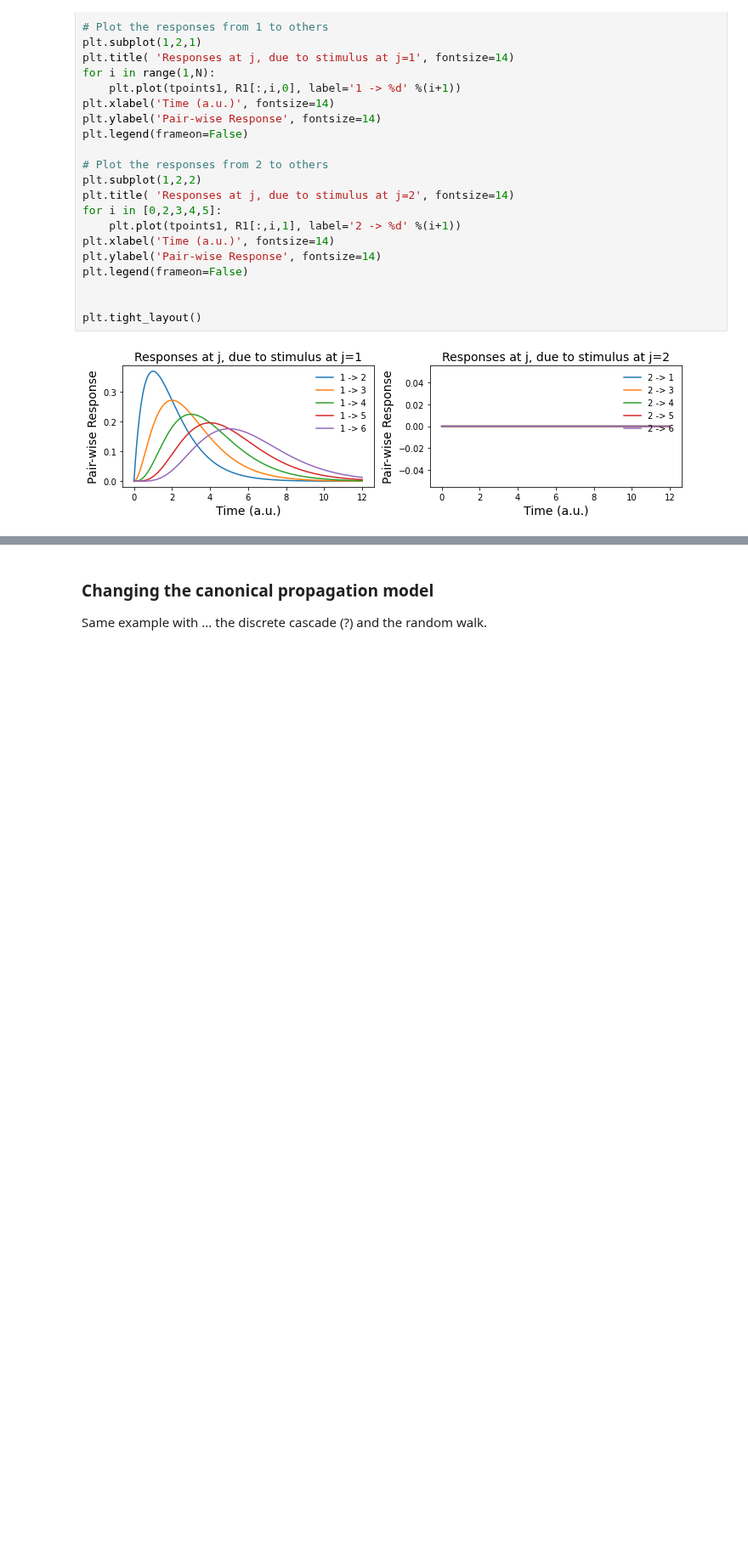
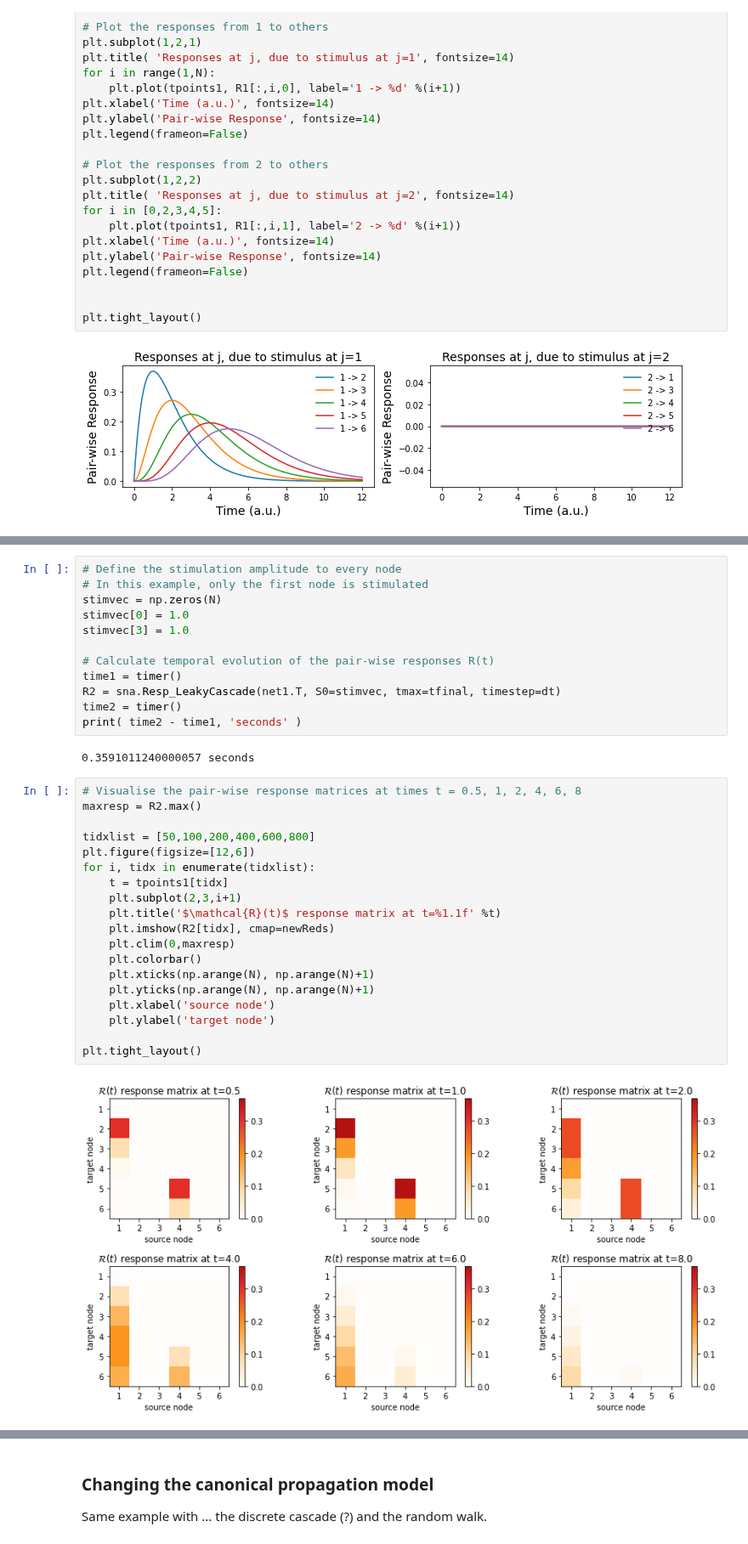
Before and after one commit to mb-BCA/SiReNetA_Tutorials, a Jupyter notebook: Tutorial_Notebooks/2_Basics_StimRespMetrics.ipynb, the cells around one changed output, grey strips where cells are left out. Shown at 85% size. Drawn from its saved outputs; the diff is of its cells as text; blank space fills up the shorter version.

```diff
--- a/Tutorial_Notebooks/2_Basics_StimRespMetrics.ipynb
+++ b/Tutorial_Notebooks/2_Basics_StimRespMetrics.ipynb
@@ -168,0 +174,35 @@ NEXT: Give two inputs j=1 and j=3. Visualize again the response matrices.
+# %%
+# Define the stimulation amplitude to every node
+# In this example, only the first node is stimulated
+stimvec = np.zeros(N)
+stimvec[0] = 1.0
+stimvec[3] = 1.0
+
+# Calculate temporal evolution of the pair-wise responses R(t)
+time1 = timer()
+R2 = sna.Resp_LeakyCascade(net1.T, S0=stimvec, tmax=tfinal, timestep=dt)
+time2 = timer()
+print( time2 - time1, 'seconds' )
+# %% [output]
+0.3591011240000057 seconds
+# %%
+# Visualise the pair-wise response matrices at times t = 0.5, 1, 2, 4, 6, 8
+maxresp = R2.max()
+
+tidxlist = [50,100,200,400,600,800]
+plt.figure(figsize=[12,6])
+for i, tidx in enumerate(tidxlist):
+    t = tpoints1[tidx]
+    plt.subplot(2,3,i+1)
+    plt.title('$\mathcal{R}(t)$ response matrix at t=%1.1f' %t)
+    plt.imshow(R2[tidx], cmap=newReds)
+    plt.clim(0,maxresp)
+    plt.colorbar()
+    plt.xticks(np.arange(N), np.arange(N)+1)
+    plt.yticks(np.arange(N), np.arange(N)+1)
+    plt.xlabel('source node')
+    plt.ylabel('target node')
+
+plt.tight_layout()
+# %% [output]
+[figure, added]
```
Also changed, not shown: parts of 4 cells of this notebook.
